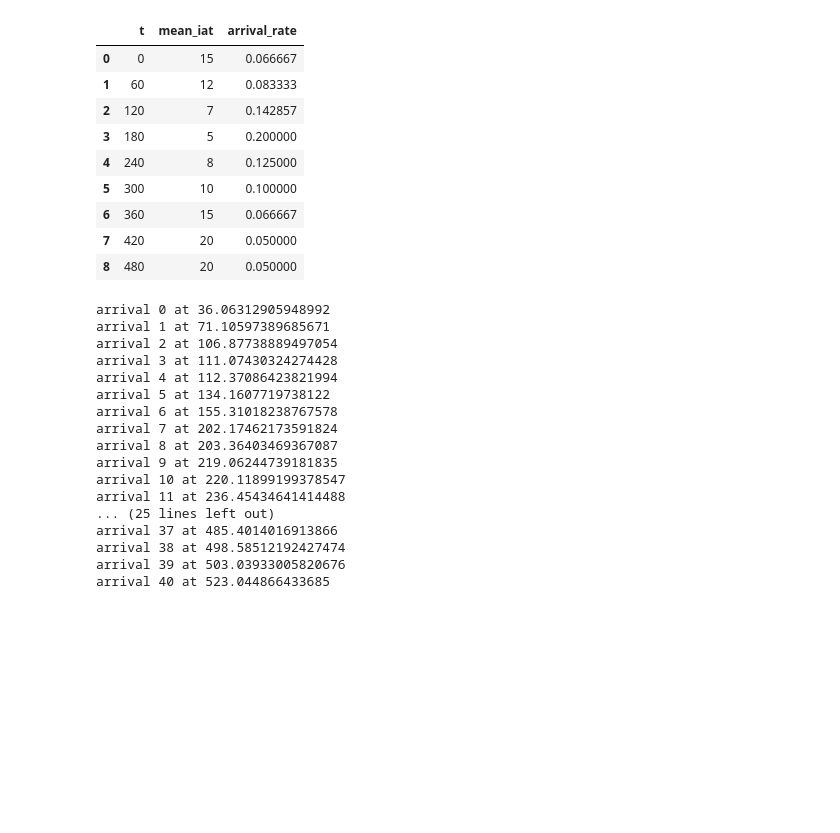
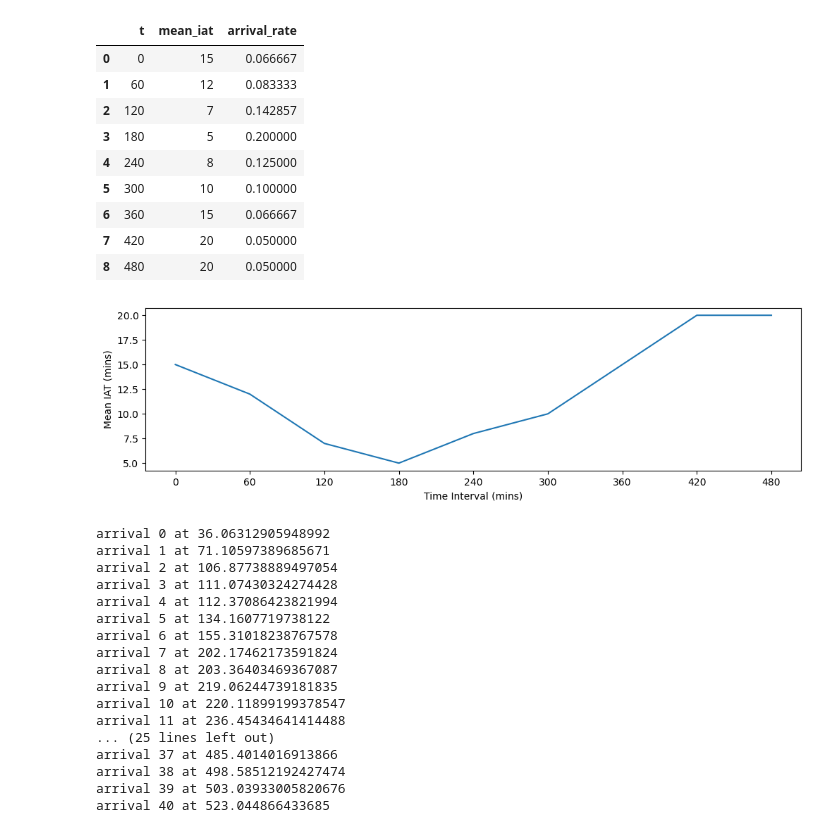
Before and after one commit to health-data-science-OR/stochastic_systems, a Jupyter notebook: labs/simulation/lab4/sim_lab4_nspp_SOLUTIONS.ipynb, the cells around one changed output. Saved outputs shown, nothing was run; the diff lists cells and outputs as text; code cells hidden in the pictures; blank space fills up the shorter version.

```diff
--- a/labs/simulation/lab4/sim_lab4_nspp_SOLUTIONS.ipynb
+++ b/labs/simulation/lab4/sim_lab4_nspp_SOLUTIONS.ipynb
@@ -103,6 +104,16 @@ arrivals
 | 6 | 360 | 15 | 0.066667 |
 | 7 | 420 | 20 | 0.050000 |
 | 8 | 480 | 20 | 0.050000 |
+# %%
+# plot the data
+fig = plt.figure(figsize=(12,3))
+ax = fig.add_subplot()
+_ = ax.plot(arrivals["t"], arrivals["mean_iat"])
+_ = ax.xaxis.set_major_locator(ticker.MultipleLocator(60))
+_ = ax.set_xlabel("Time Interval (mins)")
+_ = ax.set_ylabel("Mean IAT (mins)")
+# %% [output]
+[figure, added]
 # %%
 # This example answer shows how to build up your functionality gradually.
 
```
Also changed, not shown: parts of 12 cells of this notebook.
